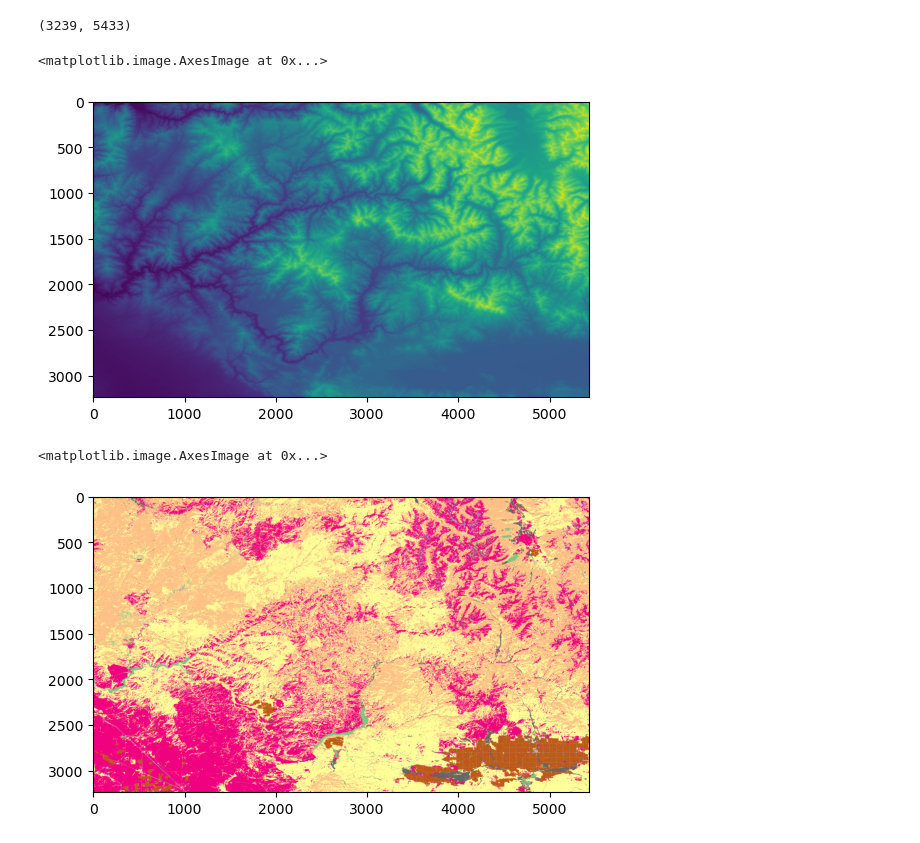
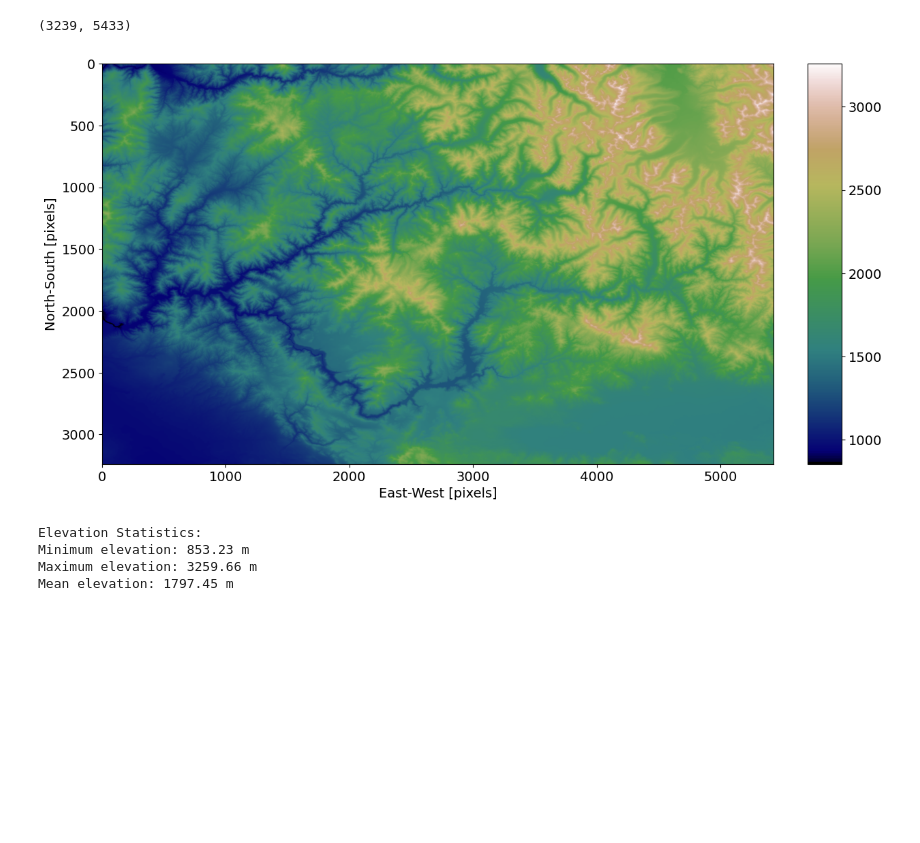
Before and after one commit to scottfordham/sf-GEOS505, a Jupyter notebook: Unit04-Geospatial-Data/Raster Data 1 - Hypsometric Curves.ipynb, the cells around one changed output. Saved outputs shown, nothing was run; the diff lists cells and outputs as text; code cells hidden in the pictures; blank space fills up the shorter version.

```diff
--- a/Unit04-Geospatial-Data/Raster Data 1 - Hypsometric Curves.ipynb
+++ b/Unit04-Geospatial-Data/Raster Data 1 - Hypsometric Curves.ipynb
@@ -21,12 +24,49 @@ lulc_array.shape
 # %% [output]
 (3239, 5433)
 # %%
-plt.imshow(elev_array)
+plt.rcParams.update({'font.size': 14})
+
+fig, ax = plt.subplots(figsize = (14,8))
+im = ax.imshow(elev_array,cmap='gist_earth')
+ax.set_xlabel('East-West [pixels]')
+ax.set_ylabel('North-South [pixels]')
+divider = make_axes_locatable(ax)
+cax = divider.new_horizontal(size = '5%', pad = 0.5, pack_start = False)
+fig.add_axes(cax)
+fig.colorbar(mappable=im, cax=cax)
+
+plt.show()
 # %% [output]
-<matplotlib.image.AxesImage at 0x...>
-[figure, old version]
+[figure, new version]
+# %%
+zmin = elev_array.min()
+zmax = elev_array.max()
+zmean = elev_array.mean()
+
+zstats = f'''
+Elevation Statistics:
+Minimum elevation: {zmin:.{2}f} m
+Maximum elevation: {zmax:.{2}f} m
+Mean elevation: {zmean:.{2}f} m
+'''
+
+print(zstats)
+# %% [output]
+Elevation Statistics:
+Minimum elevation: 853.23 m
+Maximum elevation: 3259.66 m
+Mean elevation: 1797.45 m
 # %%
-plt.imshow(np.flipud(lulc_array),cmap='Accent')
+# Get NLCD colormap using pygeohydro tool stack
+cmap, norm, levels = gh.plot.cover_legends()
+
+fig, ax = plt.subplots(figsize = (14,8))
+im = ax.imshow(np.flipud(lulc_array),cmap=cmap)
+ax.set_xlabel('East-West [pixels]')
+ax.set_ylabel('North-South [pixels]')
+divider = make_axes_locatable(ax)
+cax = divider.new_horizontal(size = '5%', pad = 0.5, pack_start = False)
+fig.add_axes(cax)
+fig.colorbar(mappable=im, cax=cax)
+
+plt.show()
-# %% [output]
-<matplotlib.image.AxesImage at 0x...>
-[figure, removed]
```
Also changed, not shown: parts of 6 cells of this notebook, 4 other files.
